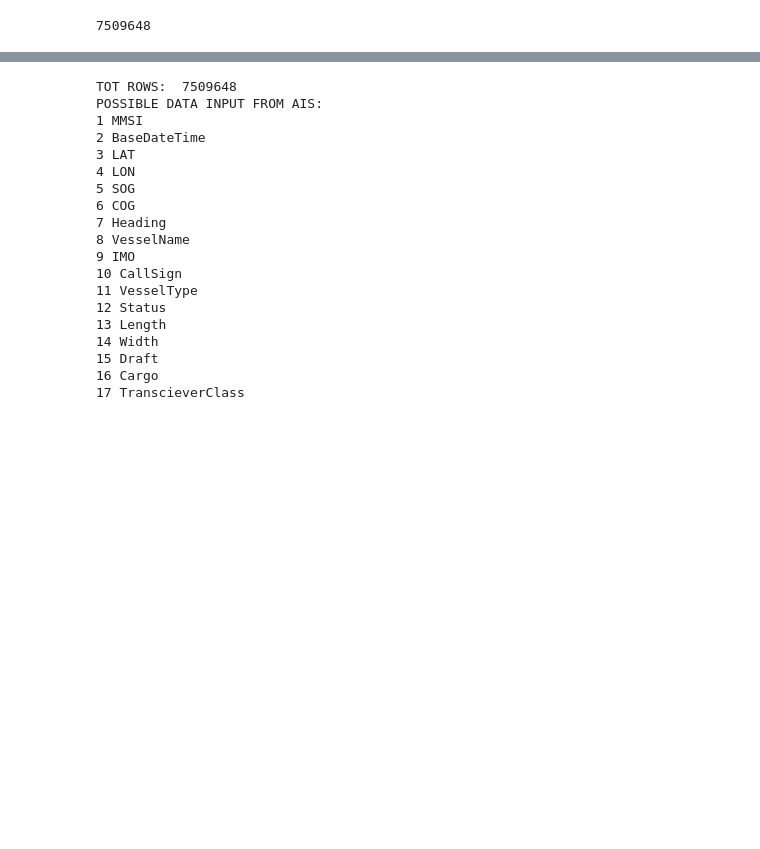
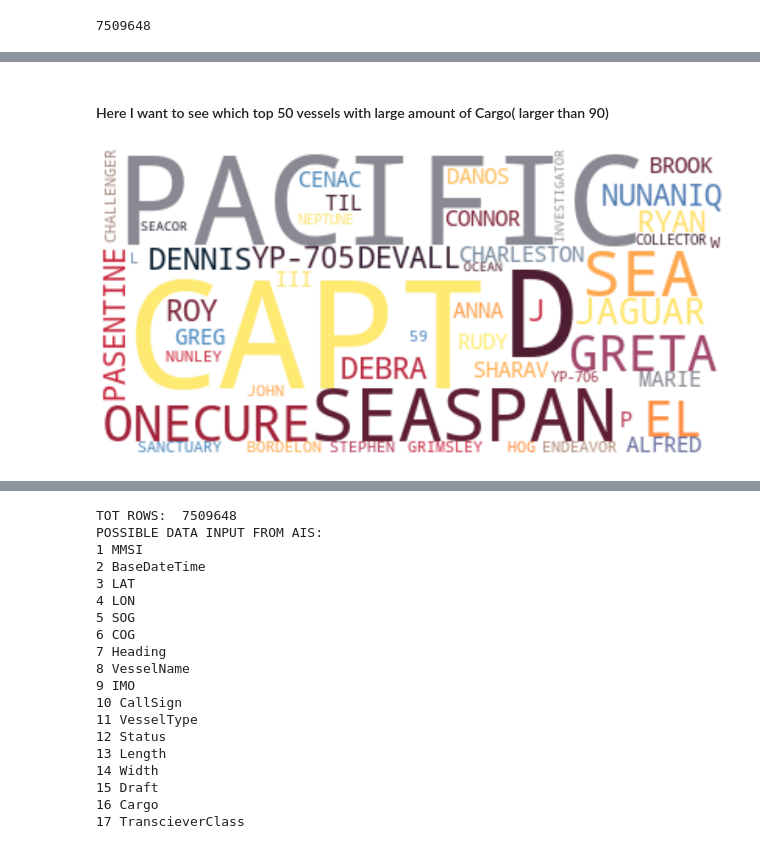
Before and after one commit to Tsegazab-Tesfay/Ship_Operation, a Jupyter notebook: SDIR.ipynb, the cells around one changed output, grey strips where cells are left out. Drawn from its saved outputs; the diff is of its cells as text; code cells hidden in the pictures; blank space fills up the shorter version.

```diff
--- a/SDIR.ipynb
+++ b/SDIR.ipynb
@@ -58,3 +51,10 @@ hero.visualization.wordcloud(dataframe["VesselName"].where(dataframe["Cargo"] >
+# %% [markdown]
+#### Here I want to see which top 50 vessels with large amount of Cargo( larger than 90)
+# %%
+
+hero.visualization.wordcloud(dataframe["VesselName"].where(dataframe["Cargo"] > 90), max_words=50,background_color="white")
+# %% [output]
+[figure, added]
 # %%
 dataframe.describe()
 # %% [output]
```
Also changed, not shown: parts of 10 cells of this notebook.
